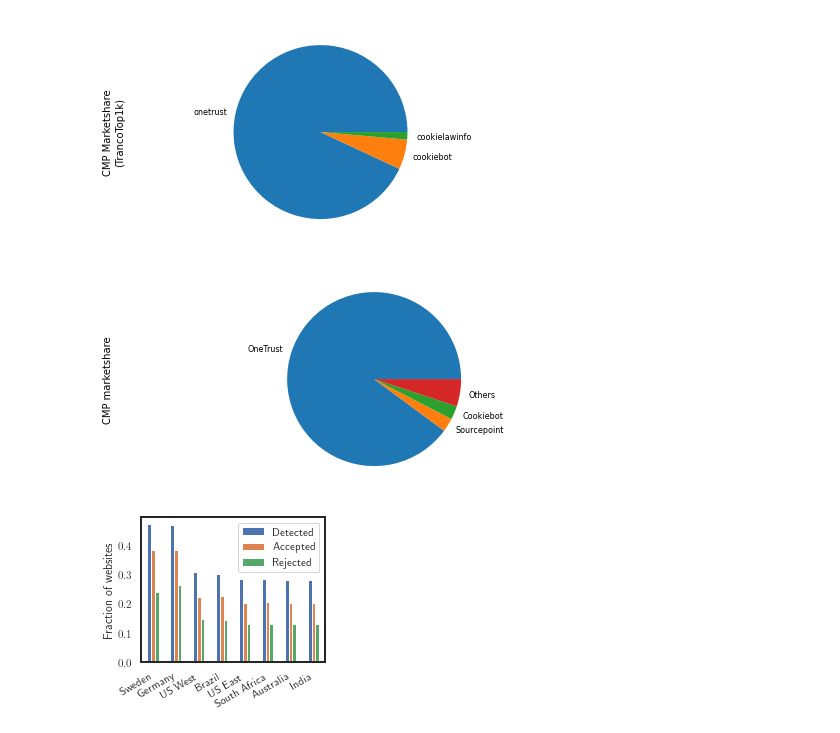
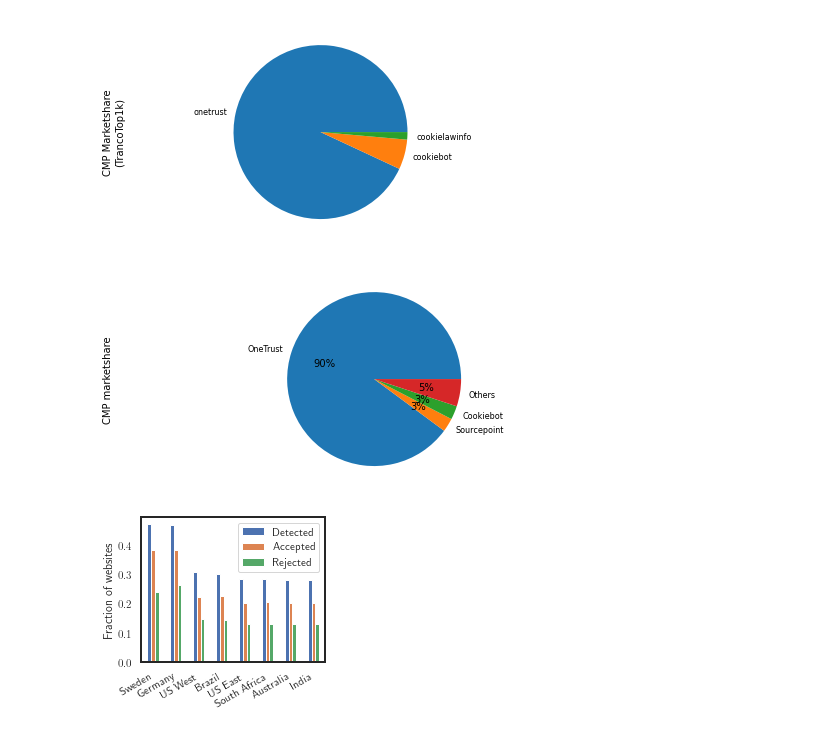
Before and after one commit to maxwellmlin/dataverse-files, a Jupyter notebook: reproducibility/analysis.ipynb, the cells around one changed output. Cells and saved outputs as stored; diff of their text form; code cells hidden in the pictures.

```diff
--- a/reproducibility/analysis.ipynb
+++ b/reproducibility/analysis.ipynb
@@ -1506,15 +1506,15 @@ ax.yaxis.set_label_coords(-0.4,0.5)
 # %%
 # Market share of CMPs detected by union of __tcfapi() and NeverConsent addon
 tops = cmp_freq_merged[:top_x]
 tops.at['Others'] = others
 tops.name = "CMP marketshare"
 tops.index = [x.split()[0] for x in tops.index]
-ax = tops.plot.pie()
+ax = tops.plot.pie(autopct='%1.0f%%')
 ax.yaxis.set_label_coords(-0.7,0.5)
 # ax.figure.show()
 ax.figure.savefig(FIG_DIR+'/CMP_marketshare.png', bbox_inches='tight', dpi=600, facecolor='white')
 # %% [output]
-[figure, old version]
+[figure, new version]
 # %%
 # Barplot for banner detected in different location
 def plot_btn_pro(df, name="", AWSs=AWS_names):
```
Also changed, not shown: parts of 1 cell of this notebook.
